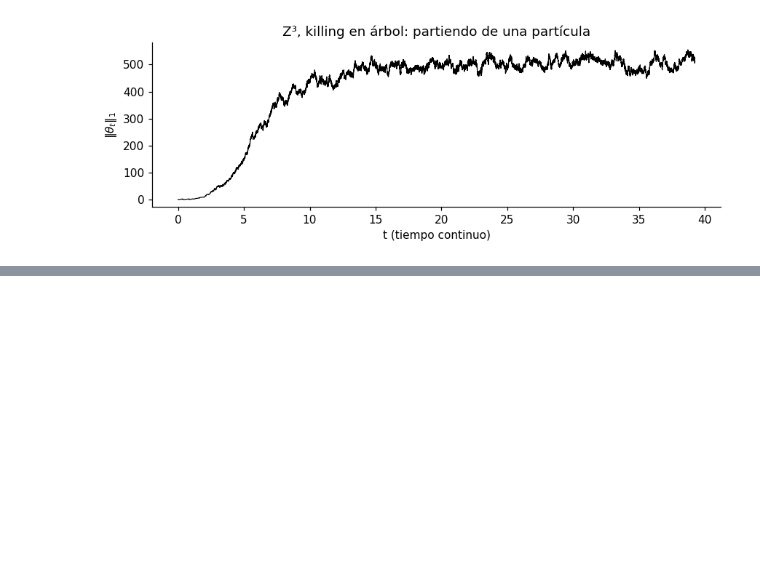
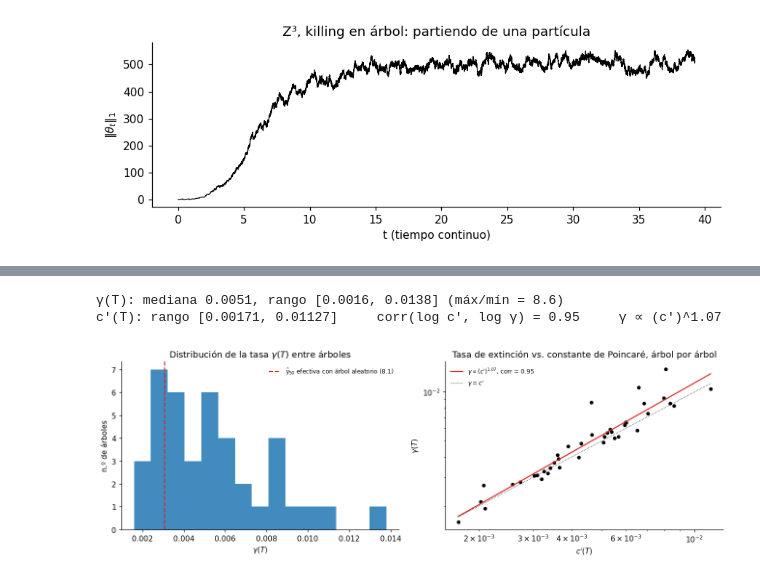
Before and after one commit to martinmaturana777/Branching-Process-Complexes, a Jupyter notebook: branching_process_complexes.ipynb, the cells around one changed output, grey strips where cells are left out. Saved outputs shown, nothing was run; the diff lists cells and outputs as text; code cells hidden in the pictures; blank space fills up the shorter version.

```diff
--- a/branching_process_complexes.ipynb
+++ b/branching_process_complexes.ipynb
@@ -1301,0 +1460,32 @@ meseta: ‖θ‖_1 ≈ 503 ± 19   (|E∖T| = 1216 aristas disponibles)
+# %%
+N_TREES, R_TREE = 40, 600
+trees = [spanning_tree_avoiding_mask(cx_q.d1, avoid_q, np.random.default_rng(SEED + 700 + k)) for k in range(N_TREES)]
+gamma_T = []
+for k, T0 in enumerate(trees):
+    s = extinction_sample(f"árbol {k}", L_REF, init_unit_square, partial(kill_fixed, mask=T0), R_TREE,
+                          master_seed=SEED + 800 + k)
+    gamma_T.append(tail_rate_mle(s.tau, s.extinct, q0=0.8))
+gamma_T = np.array(gamma_T)
+c_T = np.array([poincare_constant(cx_q.d2, T0)[0] for T0 in trees])
+slope_T, icpt_T = np.polyfit(np.log(c_T), np.log(gamma_T), 1)
+corr_T = np.corrcoef(np.log(c_T), np.log(gamma_T))[0, 1]
+print(f"γ(T): mediana {np.median(gamma_T):.4f}, rango [{gamma_T.min():.4f}, {gamma_T.max():.4f}] "
+      f"(máx/mín = {gamma_T.max() / gamma_T.min():.1f})")
+print(f"c'(T): rango [{c_T.min():.5f}, {c_T.max():.5f}]     corr(log c', log γ) = {corr_T:.2f}     γ ∝ (c')^{slope_T:.2f}")
+
+fig, axes = plt.subplots(1, 2, figsize=(12, 4.2))
+axes[0].hist(gamma_T, bins=15, color="C0", alpha=0.85)
+axes[0].axvline(rows_ic[2]["gamma"], color="C3", ls="--", label=r"$\hat\gamma_{50}$ efectiva con árbol aleatorio (8.1)")
+axes[0].set_xlabel(r"$\gamma(T)$"); axes[0].set_ylabel("n.º de árboles"); axes[0].legend(frameon=False, fontsize=8)
+axes[0].set_title(r"Distribución de la tasa $\gamma(T)$ entre árboles")
+axes[1].loglog(c_T, gamma_T, "o", color="k", ms=4)
+cc = np.geomspace(c_T.min(), c_T.max(), 50)
+axes[1].loglog(cc, np.exp(icpt_T) * cc ** slope_T, "C3-", label=fr"$\gamma\propto (c')^{{{slope_T:.2f}}}$, corr = {corr_T:.2f}")
+axes[1].loglog(cc, cc, "k:", lw=0.8, label=r"$\gamma = c'$")
+axes[1].set_xlabel(r"$c'(T)$"); axes[1].set_ylabel(r"$\gamma(T)$"); axes[1].legend(frameon=False, fontsize=8)
+axes[1].set_title("Tasa de extinción vs. constante de Poincaré, árbol por árbol")
+plt.tight_layout(); plt.show()
+# %% [output]
+γ(T): mediana 0.0051, rango [0.0016, 0.0138] (máx/mín = 8.6)
+c'(T): rango [0.00171, 0.01127]     corr(log c', log γ) = 0.95     γ ∝ (c')^1.07
+[figure, added]
```
Also changed, not shown: parts of 91 cells of this notebook, 9 other files.
